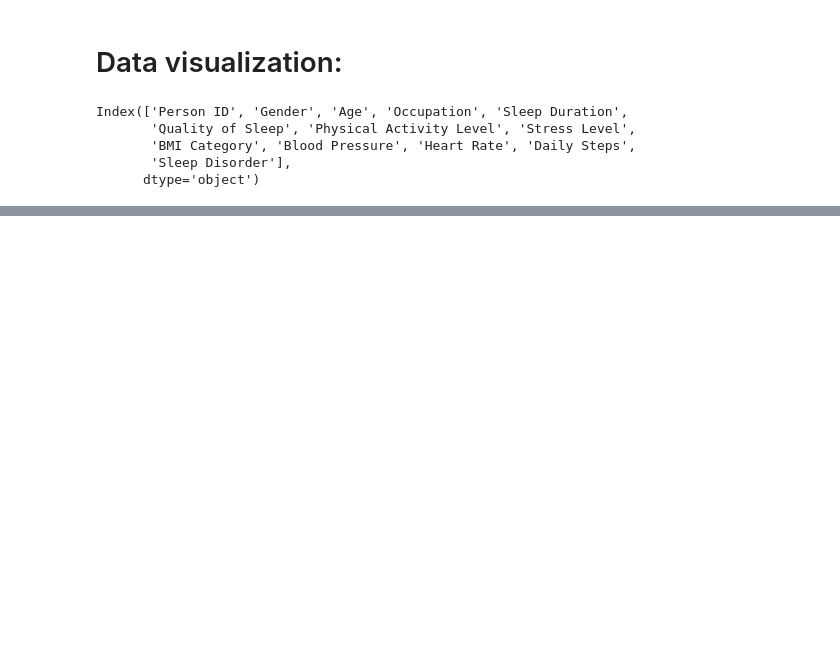
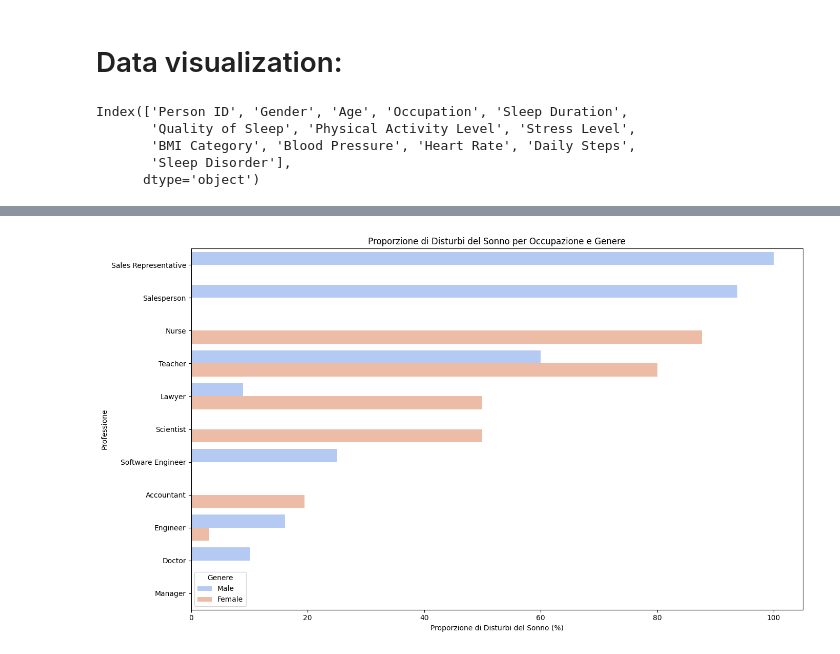
Before and after one commit to gretaquadranti/DataVisualization, a Jupyter notebook: dataViz_notebook.ipynb, the cells around one changed output, grey strips where cells are left out. Drawn from its saved outputs; the diff is of its cells as text; code cells hidden in the pictures; blank space fills up the shorter version.

```diff
--- a/dataViz_notebook.ipynb
+++ b/dataViz_notebook.ipynb
@@ -96,0 +199,17 @@ Name: BMI Category, Length: 374, dtype: object
+# %%
+plt.figure(figsize=(14, 8))
+sns.barplot(
+    data=proportion_df,
+    y='Occupation',
+    x='Sleep Disorder Proportion (%)',
+    hue='Gender',
+    palette='coolwarm'
+)
+plt.title('Proporzione di Disturbi del Sonno per Occupazione e Genere')
+plt.ylabel('Professione')
+plt.xlabel('Proporzione di Disturbi del Sonno (%)')
+plt.legend(title='Genere')
+plt.tight_layout()
+plt.show()
+# %% [output]
+[figure, added]
```
Also changed, not shown: parts of 20 cells of this notebook.
